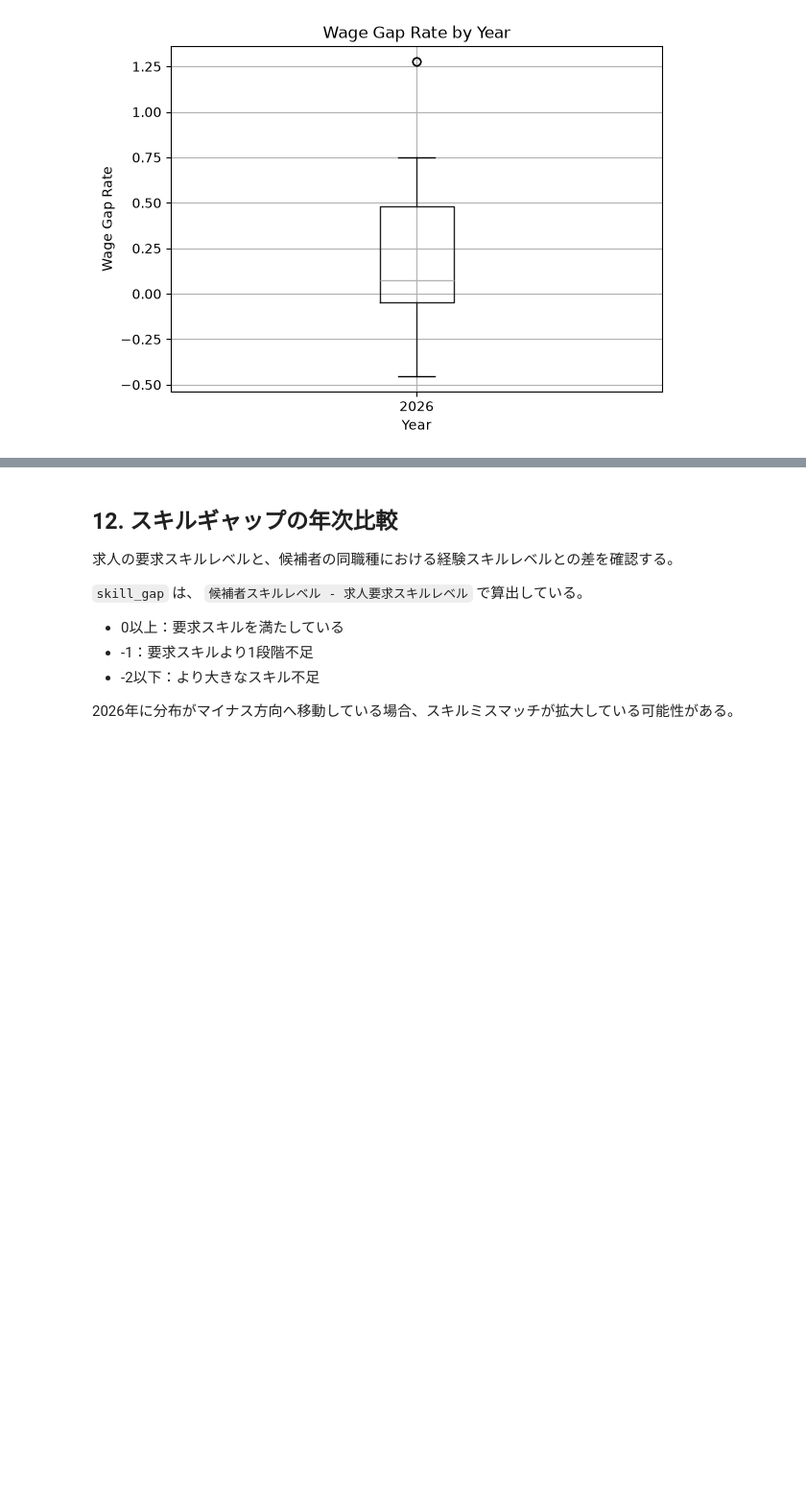
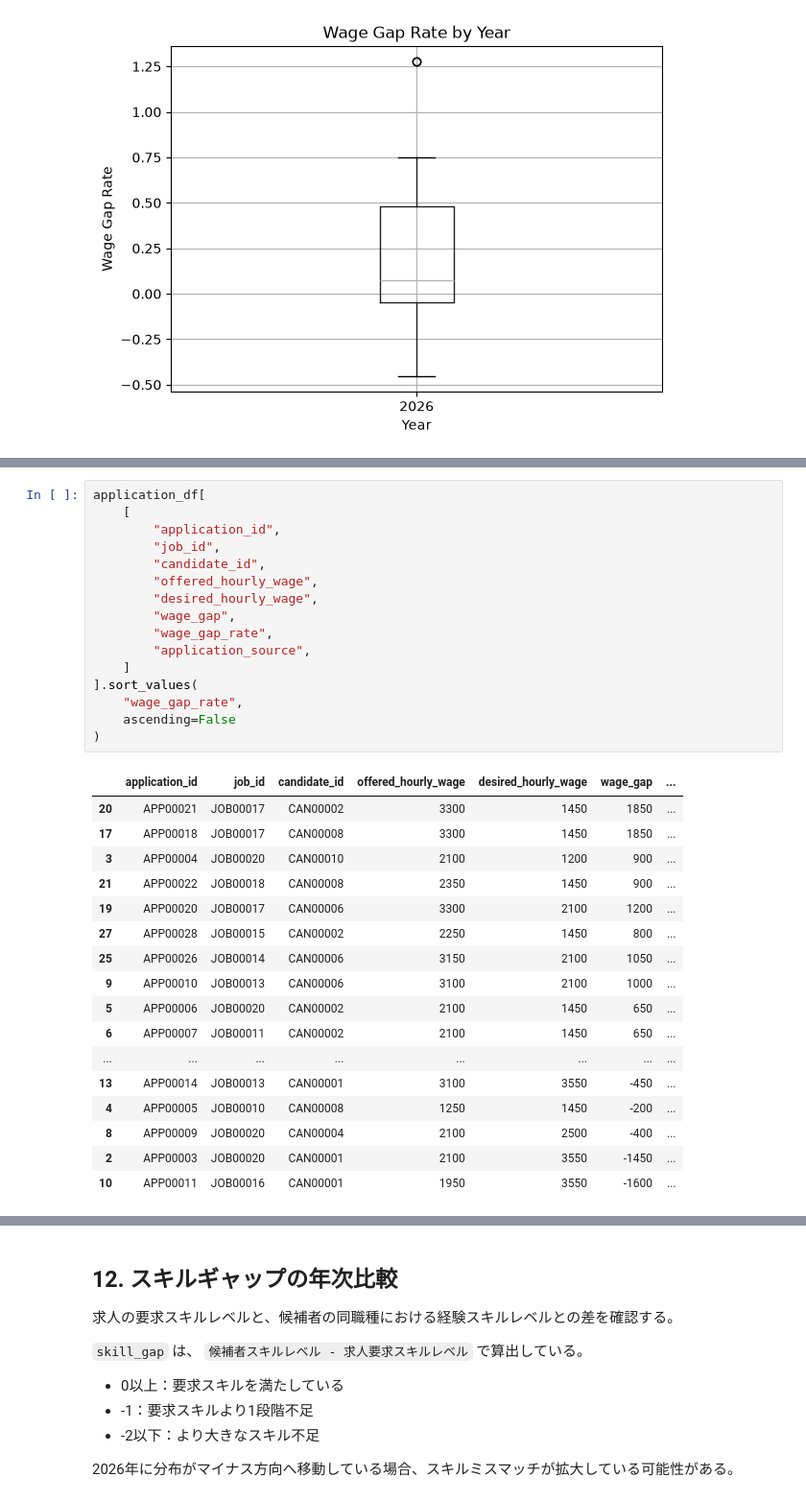
Before and after one commit to k-tomoe/recruitment-analytics-portfolio, a Jupyter notebook: notebooks/01_eda.ipynb, the cells around one changed output, grey strips where cells are left out. Shown at 96% size. Drawn from its saved outputs; the diff is of its cells as text; blank space fills up the shorter version.

```diff
--- a/notebooks/01_eda.ipynb
+++ b/notebooks/01_eda.ipynb
@@ -591,0 +597,34 @@ plt.show()
+# %%
+application_df[
+    [
+        "application_id",
+        "job_id",
+        "candidate_id",
+        "offered_hourly_wage",
+        "desired_hourly_wage",
+        "wage_gap",
+        "wage_gap_rate",
+        "application_source",
+    ]
+].sort_values(
+    "wage_gap_rate",
+    ascending=False
+)
+# %% [output]
+|  | application_id | job_id | candidate_id | offered_hourly_wage | desired_hourly_wage | wage_gap | ... |
+| 20 | APP00021 | JOB00017 | CAN00002 | 3300 | 1450 | 1850 | ... |
+| 17 | APP00018 | JOB00017 | CAN00008 | 3300 | 1450 | 1850 | ... |
+| 3 | APP00004 | JOB00020 | CAN00010 | 2100 | 1200 | 900 | ... |
+| 21 | APP00022 | JOB00018 | CAN00008 | 2350 | 1450 | 900 | ... |
+| 19 | APP00020 | JOB00017 | CAN00006 | 3300 | 2100 | 1200 | ... |
+| 27 | APP00028 | JOB00015 | CAN00002 | 2250 | 1450 | 800 | ... |
+| 25 | APP00026 | JOB00014 | CAN00006 | 3150 | 2100 | 1050 | ... |
+| 9 | APP00010 | JOB00013 | CAN00006 | 3100 | 2100 | 1000 | ... |
+| 5 | APP00006 | JOB00020 | CAN00002 | 2100 | 1450 | 650 | ... |
+| 6 | APP00007 | JOB00011 | CAN00002 | 2100 | 1450 | 650 | ... |
+| ... | ... | ... | ... | ... | ... | ... | ... |
+| 13 | APP00014 | JOB00013 | CAN00001 | 3100 | 3550 | -450 | ... |
+| 4 | APP00005 | JOB00010 | CAN00008 | 1250 | 1450 | -200 | ... |
+| 8 | APP00009 | JOB00020 | CAN00004 | 2100 | 2500 | -400 | ... |
+| 2 | APP00003 | JOB00020 | CAN00001 | 2100 | 3550 | -1450 | ... |
+| 10 | APP00011 | JOB00016 | CAN00001 | 1950 | 3550 | -1600 | ... |
```
Also changed, not shown: parts of 10 cells of this notebook.
